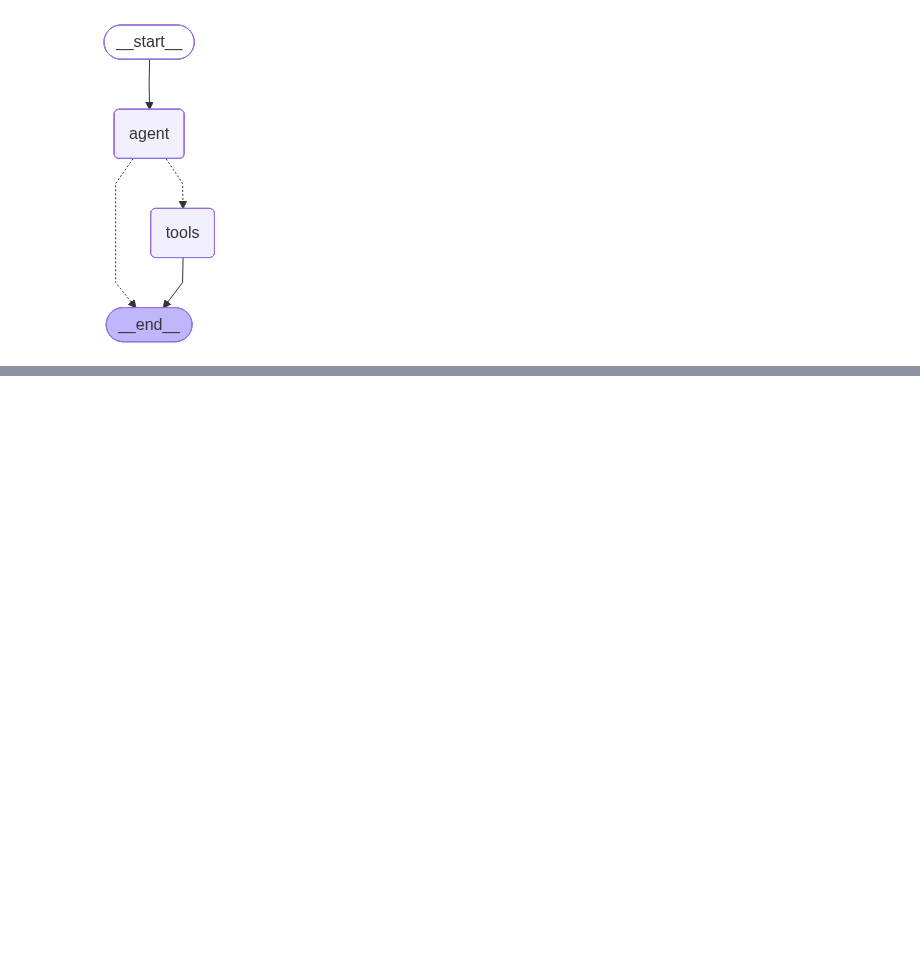
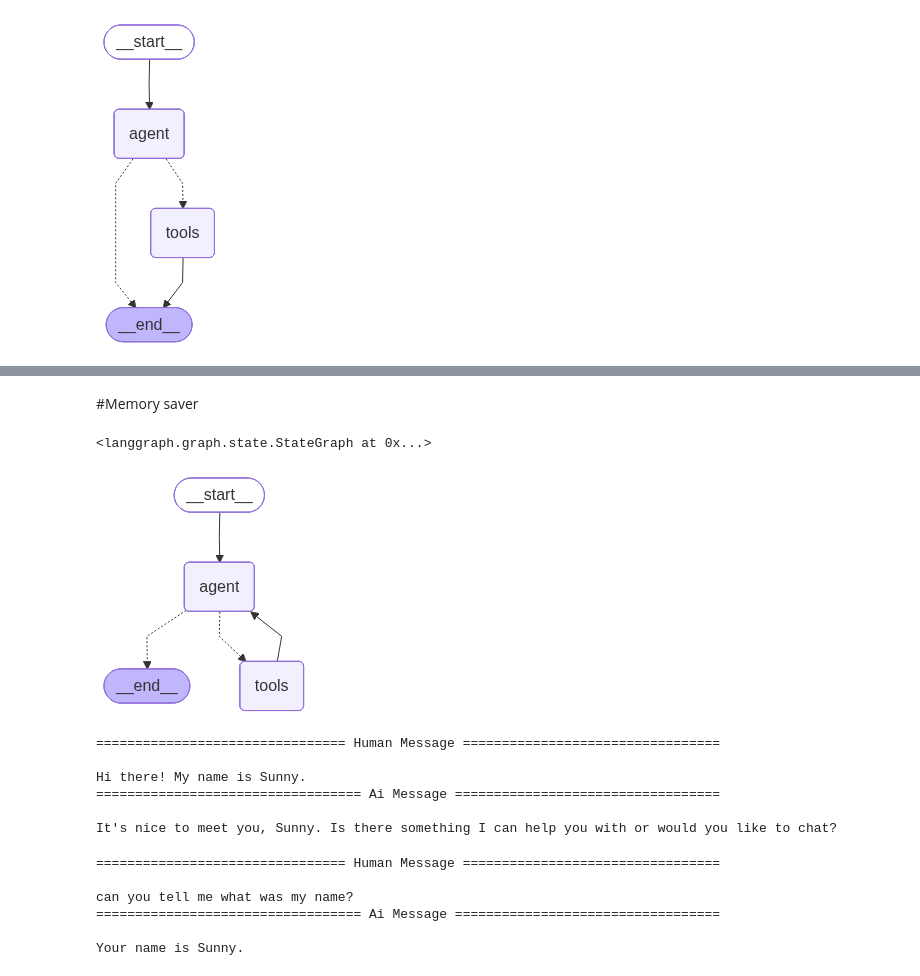
Before and after one commit to Aniruddha-code/Langgraph-End-To-End, a Jupyter notebook: chatbot_with_langgraph/chatbot.ipynb, the cells around one changed output, grey strips where cells are left out. Drawn from its saved outputs; the diff is of its cells as text; code cells hidden in the pictures; blank space fills up the shorter version.

```diff
--- a/chatbot_with_langgraph/chatbot.ipynb
+++ b/chatbot_with_langgraph/chatbot.ipynb
@@ -142,0 +174,32 @@ app.invoke({"messages": ["what is the weather in sf"]})
+# %% [markdown]
+#Memory saver
+# %%
+from langgraph.checkpoint.memory import MemorySaver
+
+memory = MemorySaver()
+# %%
+# Define a new graph
+workflow3 = StateGraph(MessagesState)
+
+workflow3.add_node("agent", call_model)
+workflow3.add_node("tools", tool_node)
+
+workflow3.add_edge(START, "agent")
+
+workflow3.add_conditional_edges("agent",router_function,{"tools": "tools", END: END})
+
+workflow3.add_edge("tools", 'agent')
+# %% [output]
+<langgraph.graph.state.StateGraph at 0x...>
+# %%
+app3 = workflow3.compile(checkpointer = memory)
+# %%
+from IPython.display import Image, display
+
+try:
+    display(Image(app3.get_graph().draw_mermaid_png()))
+except Exception:
+    # This requires some extra dependencies and is optional
+    pass
+# %% [output]
+[figure, added]
@@ -142,0 +212,10 @@ app.invoke({"messages": ["what is the weather in sf"]})
+# %%
+for event in events:
+    event["messages"][-1].pretty_print()
+# %% [output]
+================================ Human Message =================================
+
+Hi there! My name is Sunny.
+================================== Ai Message ==================================
+
+It's nice to meet you, Sunny. Is there something I can help you with or would you like to chat?
@@ -142,0 +226,10 @@ app.invoke({"messages": ["what is the weather in sf"]})
+# %%
+for event in events:
+    event["messages"][-1].pretty_print()
+# %% [output]
+================================ Human Message =================================
+
+can you tell me what was my name?
+================================== Ai Message ==================================
+
+Your name is Sunny.
```
Also changed, not shown: parts of 14 cells of this notebook, 2 other files.
